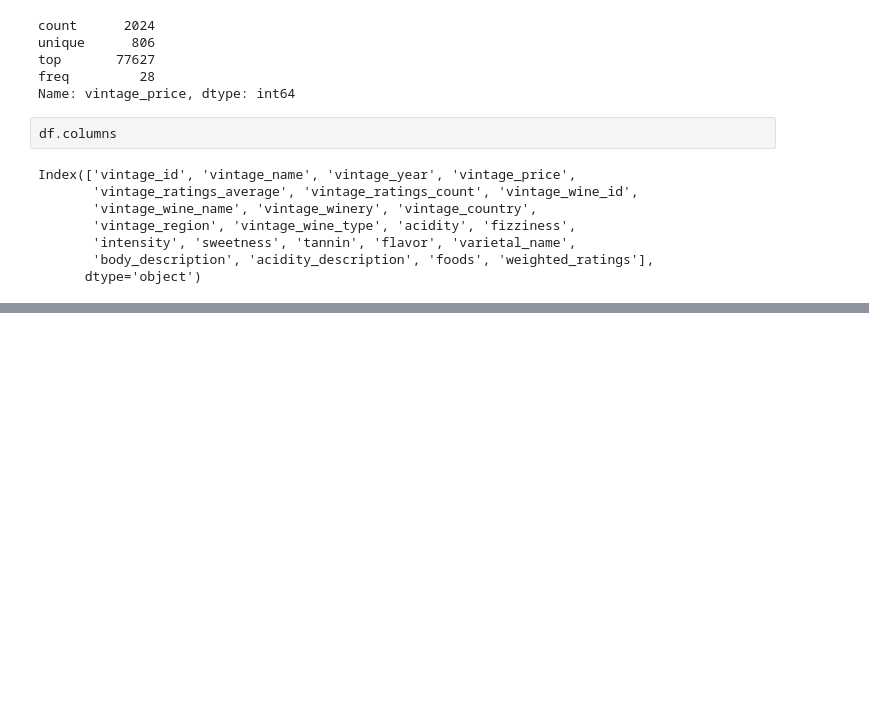
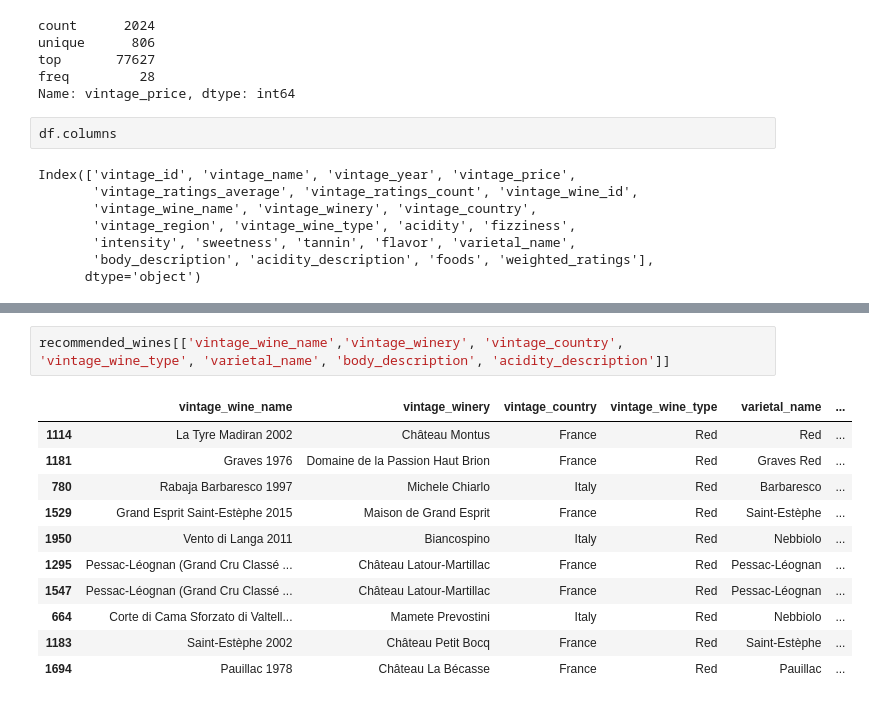
Before and after one commit to yejinlee99/DA36_mini2_Dionysus, a Jupyter notebook: KimHaebin/content_based_food_pairing_recommendation.ipynb, the cells around one changed output, grey strips where cells are left out. Cells and saved outputs as stored; diff of their text form; blank space fills up the shorter version.

```diff
--- a/KimHaebin/content_based_food_pairing_recommendation.ipynb
+++ b/KimHaebin/content_based_food_pairing_recommendation.ipynb
@@ -542,0 +605,14 @@ KeyError: ('acidity', 'fizziness', 'intensity', 'sweetness', 'tannin')
+# %%
+recommended_wines[['vintage_wine_name','vintage_winery', 'vintage_country', 'vintage_wine_type', 'varietal_name', 'body_description', 'acidity_description']]
+# %% [output]
+|  | vintage_wine_name | vintage_winery | vintage_country | vintage_wine_type | varietal_name | ... |
+| 1114 | La Tyre Madiran 2002 | Château Montus | France | Red | Red | ... |
+| 1181 | Graves 1976 | Domaine de la Passion Haut Brion | France | Red | Graves Red | ... |
+| 780 | Rabaja Barbaresco 1997 | Michele Chiarlo | Italy | Red | Barbaresco | ... |
+| 1529 | Grand Esprit Saint-Estèphe 2015 | Maison de Grand Esprit | France | Red | Saint-Estèphe | ... |
+| 1950 | Vento di Langa 2011 | Biancospino | Italy | Red | Nebbiolo | ... |
+| 1295 | Pessac-Léognan (Grand Cru Classé ... | Château Latour-Martillac | France | Red | Pessac-Léognan | ... |
+| 1547 | Pessac-Léognan (Grand Cru Classé ... | Château Latour-Martillac | France | Red | Pessac-Léognan | ... |
+| 664 | Corte di Cama Sforzato di Valtell... | Mamete Prevostini | Italy | Red | Nebbiolo | ... |
+| 1183 | Saint-Estèphe 2002 | Château Petit Bocq | France | Red | Saint-Estèphe | ... |
+| 1694 | Pauillac 1978 | Château La Bécasse | France | Red | Pauillac | ... |
```
Also changed, not shown: parts of 3 cells of this notebook, 12 other files.
